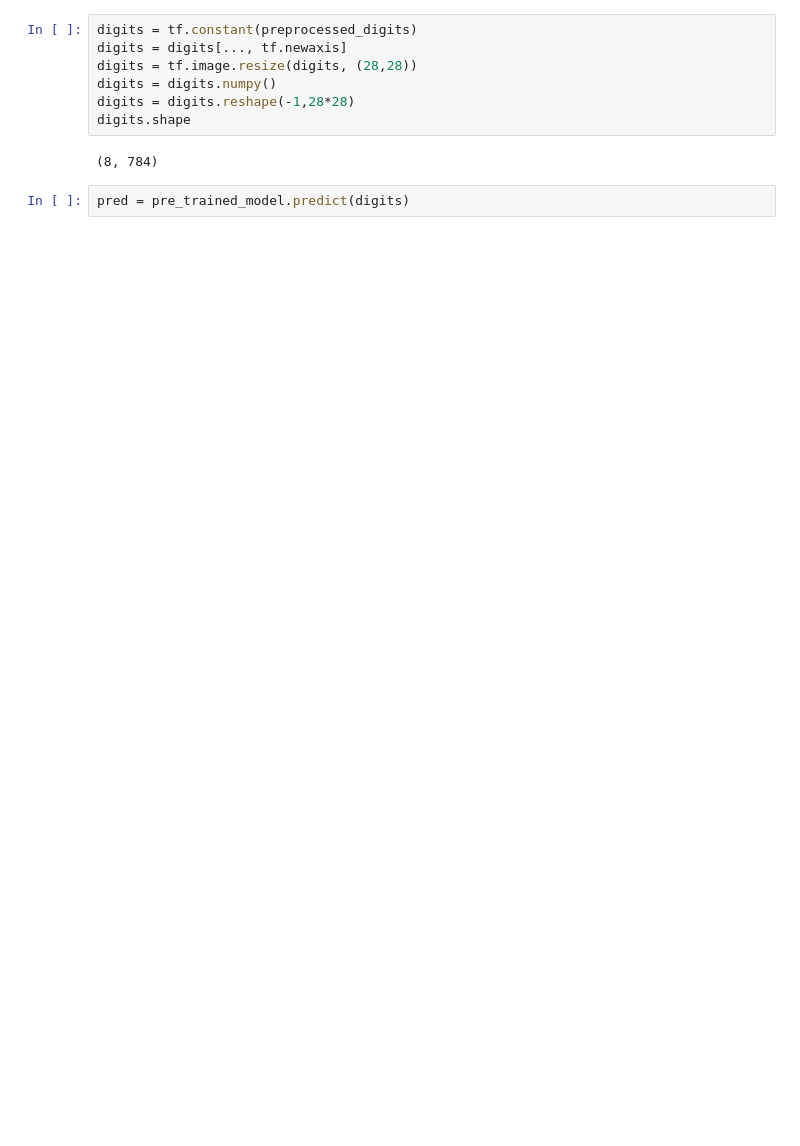
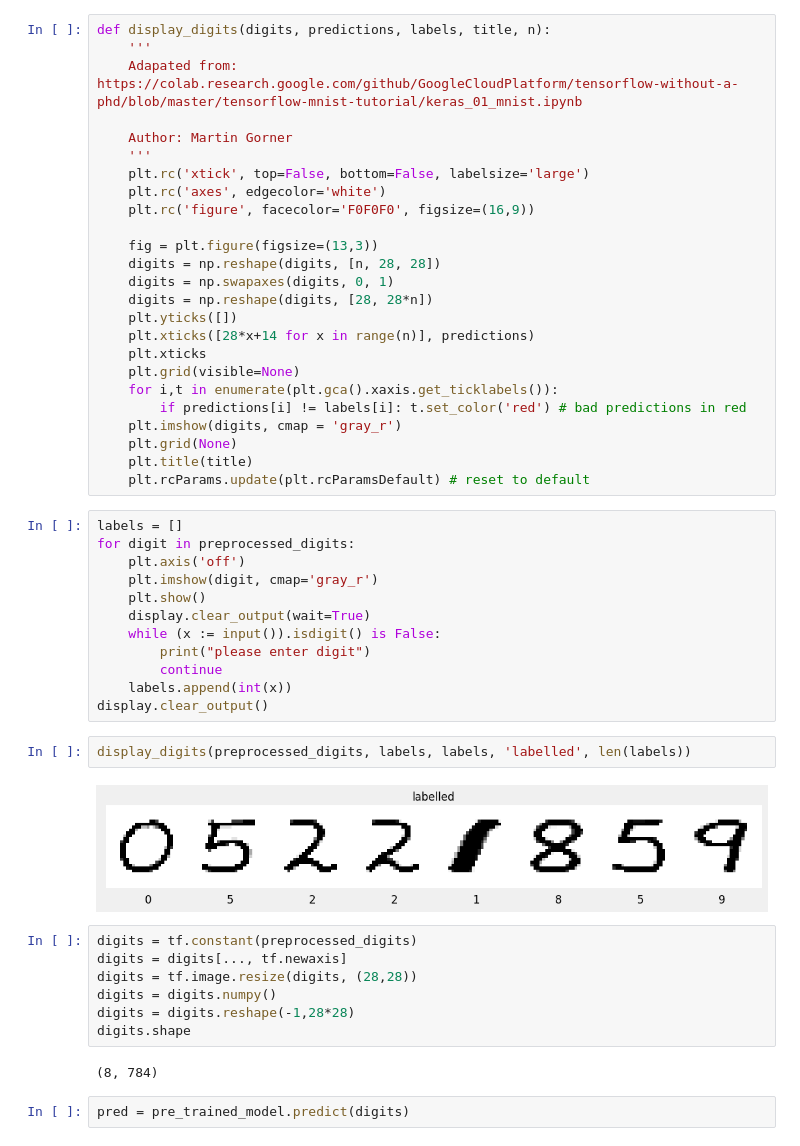
Before and after one commit to taimoon/handwritten-digits-recognition, a Jupyter notebook: recognition from image.ipynb, the cells around one changed output. Cells and saved outputs as stored; diff of their text form; blank space fills up the shorter version.

```diff
--- a/recognition from image.ipynb
+++ b/recognition from image.ipynb
@@ -54,3 +55,44 @@ preprocessed_digits = np.array(preprocessed_digits)
+# %%
+def display_digits(digits, predictions, labels, title, n):
+    '''
+    Adapated from: https://colab.research.google.com/github/GoogleCloudPlatform/tensorflow-without-a-phd/blob/master/tensorflow-mnist-tutorial/keras_01_mnist.ipynb
+
+    Author: Martin Gorner
+    '''
+    plt.rc('xtick', top=False, bottom=False, labelsize='large')
+    plt.rc('axes', edgecolor='white')
+    plt.rc('figure', facecolor='F0F0F0', figsize=(16,9))
+
+    fig = plt.figure(figsize=(13,3))
+    digits = np.reshape(digits, [n, 28, 28])
+    digits = np.swapaxes(digits, 0, 1)
+    digits = np.reshape(digits, [28, 28*n])
+    plt.yticks([])
+    plt.xticks([28*x+14 for x in range(n)], predictions)
+    plt.xticks
+    plt.grid(visible=None)
+    for i,t in enumerate(plt.gca().xaxis.get_ticklabels()):
+        if predictions[i] != labels[i]: t.set_color('red') # bad predictions in red
+    plt.imshow(digits, cmap = 'gray_r')
+    plt.grid(None)
+    plt.title(title)
+    plt.rcParams.update(plt.rcParamsDefault) # reset to default
+# %%
+labels = []
+for digit in preprocessed_digits:
+    plt.axis('off')
+    plt.imshow(digit, cmap='gray_r')
+    plt.show()
+    display.clear_output(wait=True)
+    while (x := input()).isdigit() is False:
+        print("please enter digit")
+        continue
+    labels.append(int(x))
+display.clear_output()
+# %%
+display_digits(preprocessed_digits, labels, labels, 'labelled', len(labels))
+# %% [output]
+[figure, added]
 # %%
 digits = tf.constant(preprocessed_digits)
 digits = digits[..., tf.newaxis]
```
Also changed, not shown: parts of 8 cells of this notebook, 8 other files.
